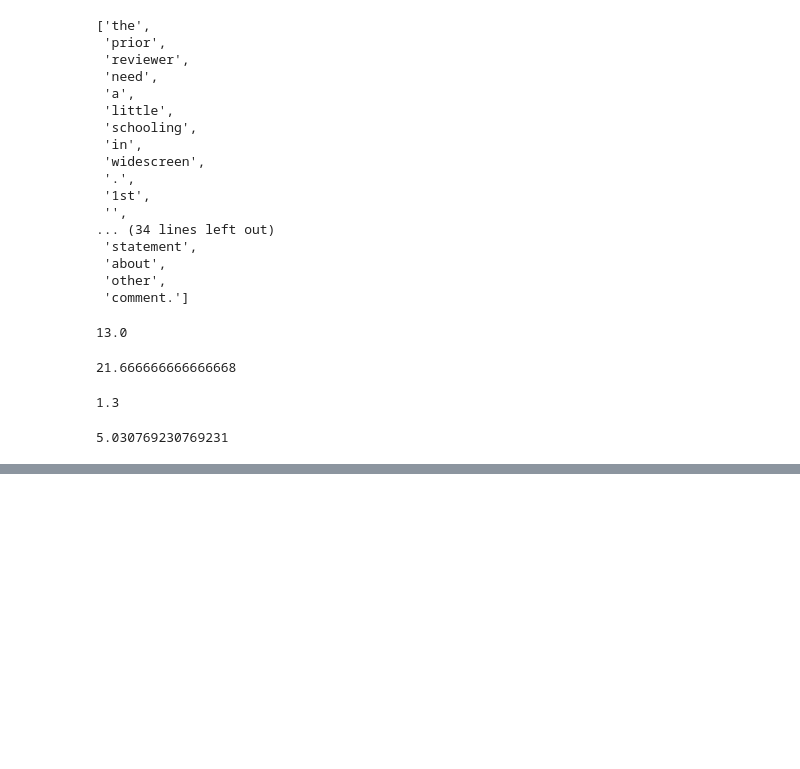
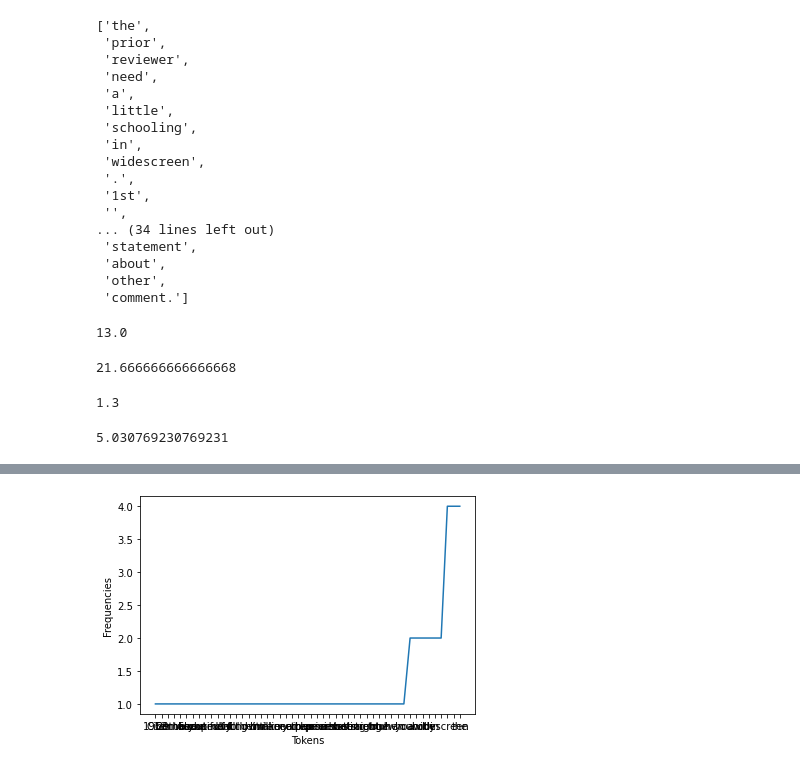
Before and after one commit to MubarizKhan/Natural-Language-Processing, a Jupyter notebook: DataAnalysis.ipynb, the cells around one changed output, grey strips where cells are left out. Cells and saved outputs as stored; diff of their text form; code cells hidden in the pictures; blank space fills up the shorter version.

```diff
--- a/DataAnalysis.ipynb
+++ b/DataAnalysis.ipynb
@@ -98,0 +208,7 @@ noAllChar / noWords
+# %%
+words = list(wordFreq.keys())
+freq = list(wordFreq.values())
+tmp = sorted(list(zip(freq, words)))
+sorted_freq, sorted_words = zip(*tmp)
+# tmp
+sorted_words
@@ -98,0 +233,8 @@ noAllChar / noWords
+# %%
+ plt.figure()
+ plt.xlabel('Tokens')
+ plt.ylabel('Frequencies')
+ plt.plot(sorted_words, sorted_freq)
+ plt.show()
+# %% [output]
+[figure, added]
```
Also changed, not shown: parts of 14 cells of this notebook.
